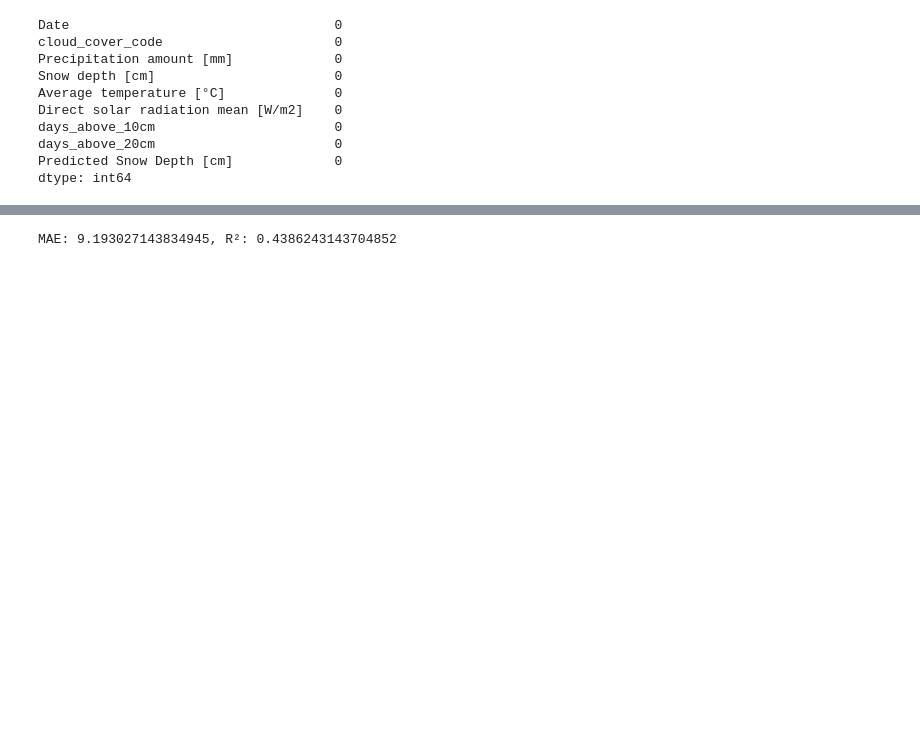
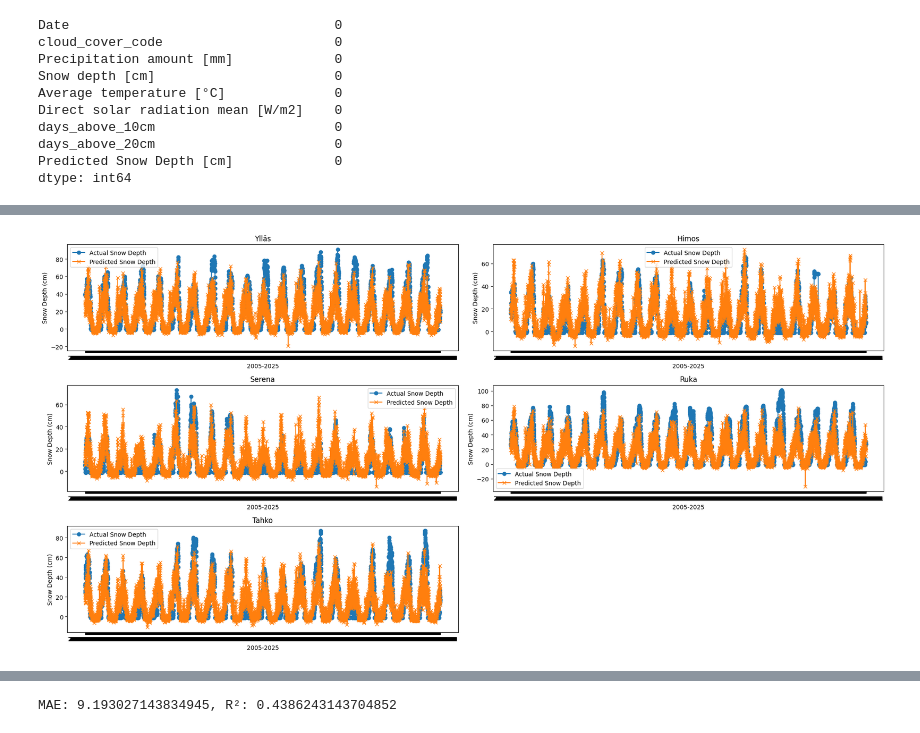
Before and after one commit to ZetaGroup1/WeatherMachine, a Jupyter notebook: Final_data_scripts/Scripts/training_model.ipynb, the cells around one changed output, grey strips where cells are left out. Saved outputs shown, nothing was run; the diff lists cells and outputs as text; code cells hidden in the pictures; blank space fills up the shorter version.

```diff
--- a/Final_data_scripts/Scripts/training_model.ipynb
+++ b/Final_data_scripts/Scripts/training_model.ipynb
@@ -196,0 +244,16 @@ R² Score: 0.453
+# %%
+plt.figure(figsize=(20, 10))
+i = 1
+for df in dfs_training:
+    plt.subplot(3, 2, i)  # (rows, columns, index)
+    plt.plot(df["Date"], df['Snow depth [cm]'], label="Actual Snow Depth", marker='o')
+    plt.plot(df["Date"], df['Predicted Snow Depth [cm]'], label="Predicted Snow Depth", marker='x')
+    plt.xlabel("2005-2025")
+    plt.ylabel("Snow Depth (cm)")
+    plt.title(name_training[i-1])
+    plt.legend()
+    i += 1
+plt.tight_layout()
+plt.show()
+# %% [output]
+[figure, added]
```
Also changed, not shown: parts of 11 cells of this notebook.
